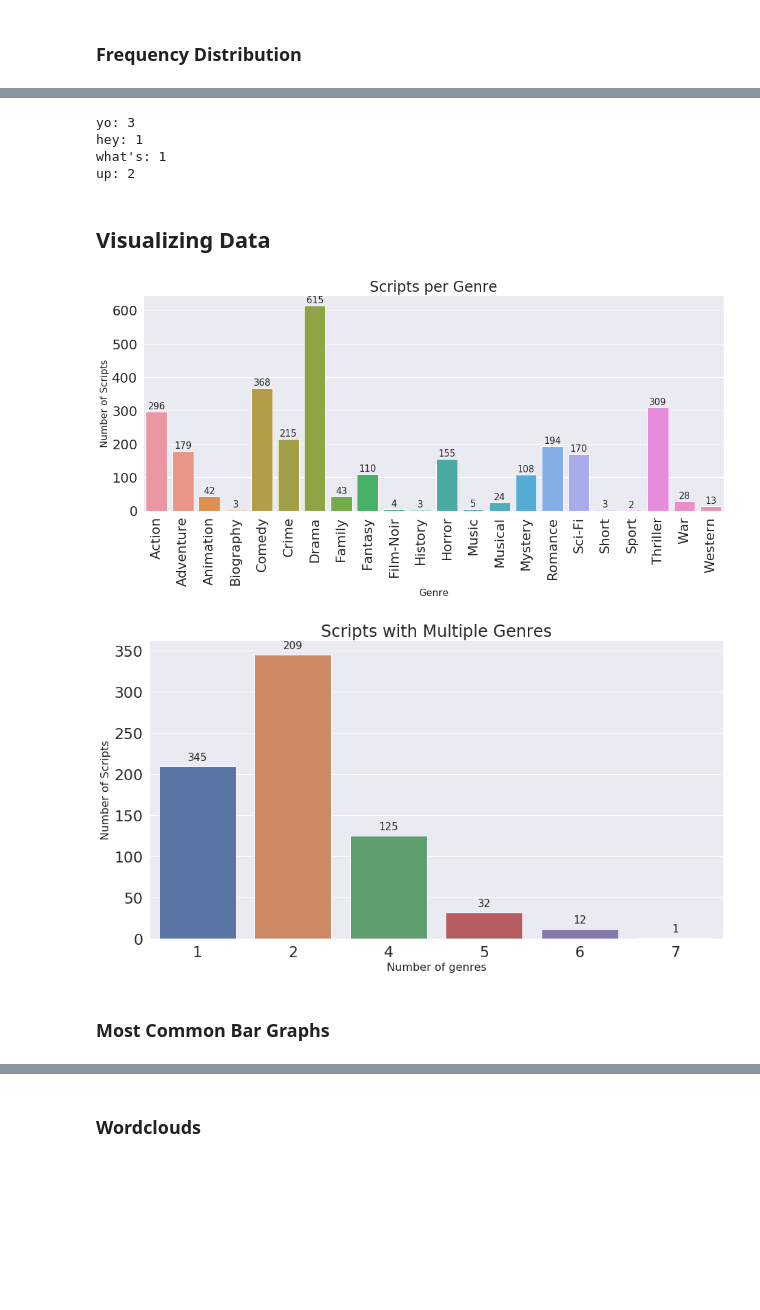
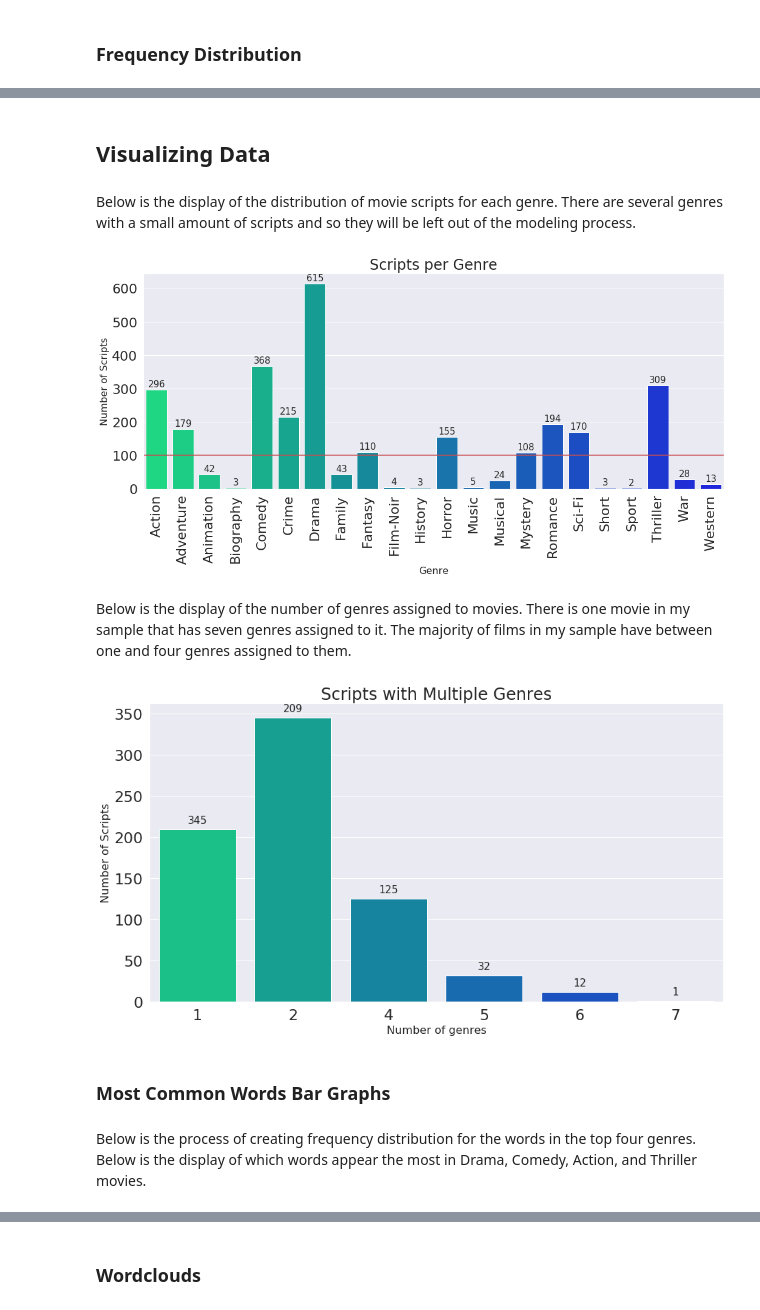
Before and after one commit to SWelbeck/NLP_genre_classification, a Jupyter notebook: Notebooks/Script_EDA.ipynb, the cells around one changed output, grey strips where cells are left out. Drawn from its saved outputs; the diff is of its cells as text; code cells hidden in the pictures; blank space fills up the shorter version.

```diff
--- a/Notebooks/Script_EDA.ipynb
+++ b/Notebooks/Script_EDA.ipynb
@@ -320,7 +244,0 @@ df_dtm.to_pickle("../../dtm.pkl")
-# %%
-freqdist(ex)
-# %% [output]
-yo: 3
-hey: 1
-what's: 1
-up: 2
@@ -331,11 +245,18 @@ up: 2
 # %% [markdown]
 ## Visualizing Data
+# %% [markdown]
+Below is the display of the distribution of movie scripts for each genre. There are several genres with a small amount of scripts and so they will be left out of the modeling process.
 # %%
 #Barplot for amount of scripts in each genre
 categories = list(df_lemm.columns[4:].values)
 sns.set(font_scale = 2, style = 'darkgrid')
 plt.figure(figsize=(15,8))
-ax= sns.barplot(categories, df_lemm.iloc[:,4:].sum().values)
+color = cm.winter_r(np.linspace(.4,.8, 30))
+
+ax= sns.barplot(categories, df_lemm.iloc[:,4:].sum().values, palette=("winter_r"))
+
+
+plt.axhline(100, color = 'r')
 plt.title("Scripts per Genre", fontsize=24)
 plt.ylabel('Number of Scripts', fontsize=16)
 plt.xlabel('Genre', fontsize=16)
@@ -343,6 +264,7 @@ plt.xlabel('Genre', fontsize=16)
 ax.set_xticklabels(ax.get_xticklabels(),
                           rotation=90,
                           horizontalalignment='center')
+
 
 for p in ax.patches:
     ax.annotate(format(p.get_height(), '.0f'),
@@ -354,33 +276,44 @@ for p in ax.patches:
 
 plt.tight_layout()
 plt.savefig('../../scripts_per_genre.png')
+
 plt.show()
 # %% [output]
-[figure, old version]
+[figure, new version]
+# %% [markdown]
+Below is the display of the number of genres assigned to movies. There is one movie in my sample that has seven genres assigned to it. The majority of films in my sample have between one and four genres assigned to them.
 # %%
 #Barplot for scripts that have multiple genres
+
 rowSums = df_lemm.iloc[:,2:].sum(axis=1)
 multiLabel_counts = rowSums.value_counts()
 multiLabel_counts = multiLabel_counts.iloc[1:]
-sns.set(font_scale = 2)
+sns.set(font_scale = 2, style = 'darkgrid')
 plt.figure(figsize=(15,8))
-ax = sns.barplot(multiLabel_counts.index, multiLabel_counts.values)
+
+ax = sns.barplot(multiLabel_counts.index, multiLabel_counts.values, palette=("winter_r"))
+# ax.grid(False)
+
 plt.title("Scripts with Multiple Genres")
 plt.ylabel('Number of Scripts', fontsize=16)
 plt.xlabel('Number of genres', fontsize=16)
+
 #adding the text labels
 rects = ax.patches
 labels = multiLabel_counts.values
 for rect, label in zip(rects, labels):
     height = rect.get_height()
     ax.text(rect.get_x() + rect.get_width()/2, height + 5,
             label, ha='center', va='bottom', size=15)
 
 
 plt.savefig('../../scripts_multiple_genre.png')
+
 plt.show()
 # %% [output]
-[figure, old version]
+[figure, new version]
 # %% [markdown]
-### Most Common Bar Graphs
+### Most Common Words Bar Graphs
+# %% [markdown]
+Below is the process of creating frequency distribution for the words in the top four genres. Below is the display of which words appear the most in Drama, Comedy, Action, and Thriller movies.
 # %%
```
Also changed, not shown: parts of 78 cells of this notebook.
